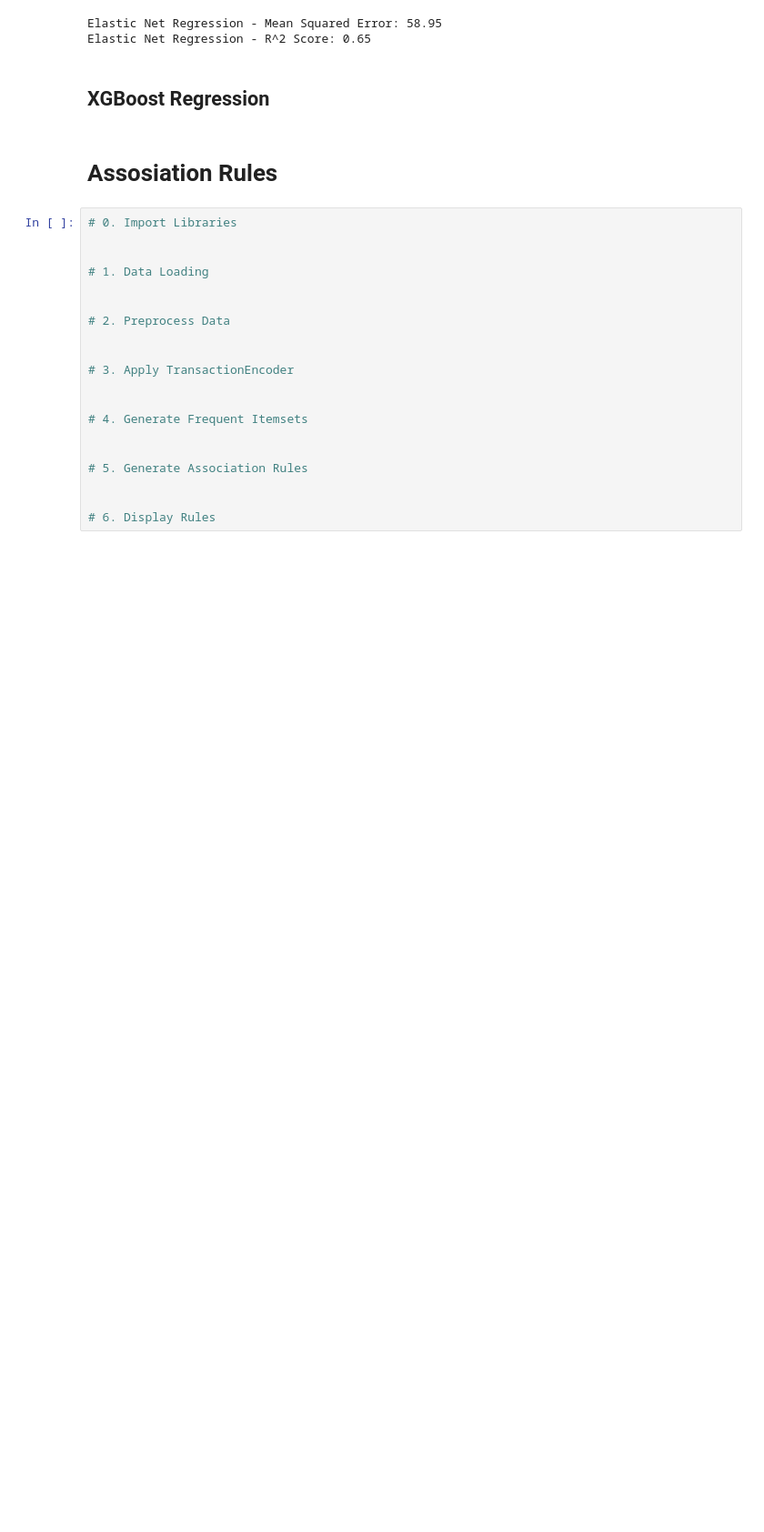
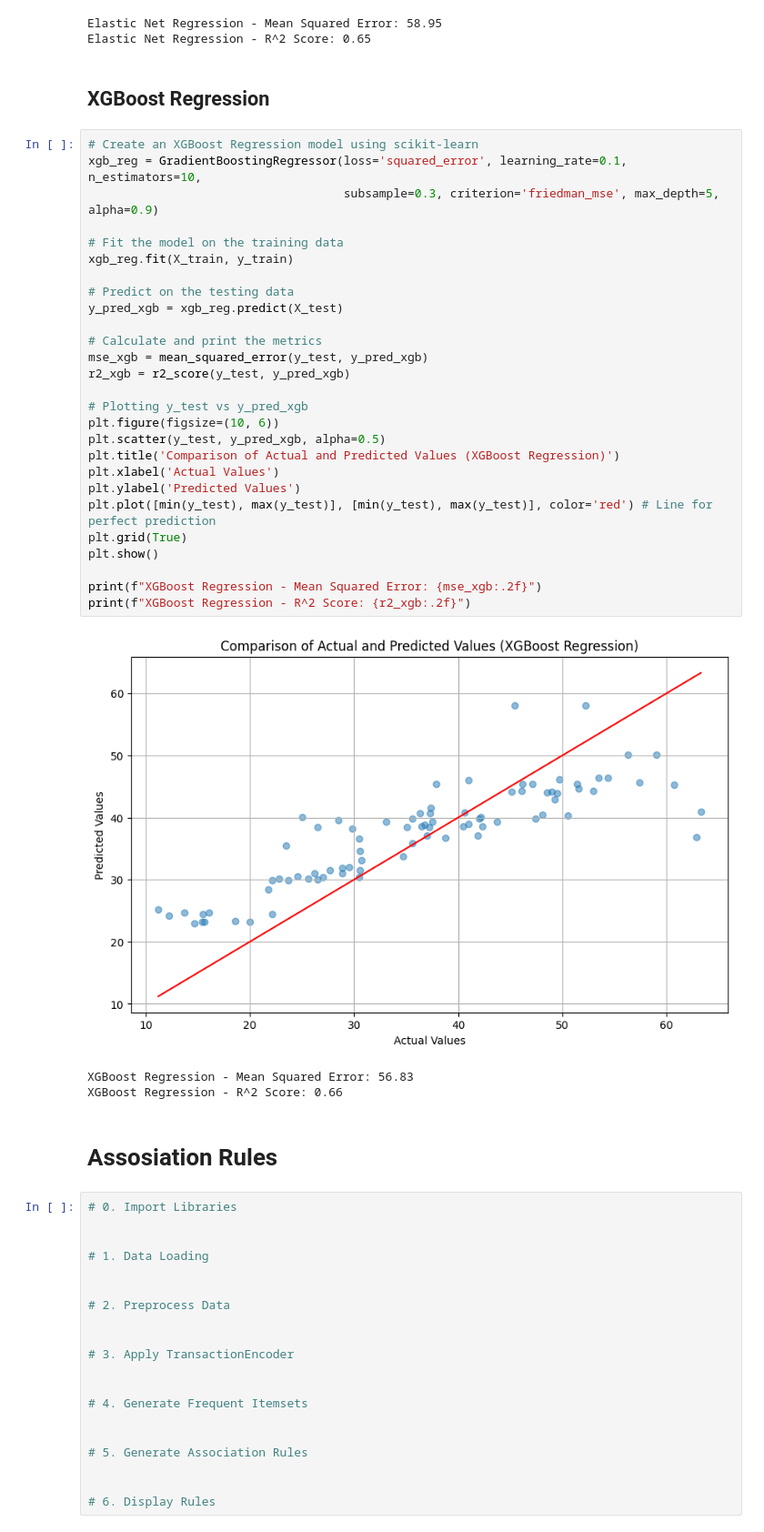
Before and after one commit to mmahdin/Data-Mining-Projects, a Jupyter notebook: data-mining-p2-student.ipynb, the cells around one changed output. Shown: that part at 91% size. Cells and saved outputs as stored; diff of their text form; blank space fills up the shorter version.

Commit message:
XGBoost Regression

```diff
--- a/data-mining-p2-student.ipynb
+++ b/data-mining-p2-student.ipynb
@@ -291,6 +289,37 @@ Elastic Net Regression - Mean Squared Error: 58.95
 Elastic Net Regression - R^2 Score: 0.65
 # %% [markdown]
 ## XGBoost Regression
+# %%
+# Create an XGBoost Regression model using scikit-learn
+xgb_reg = GradientBoostingRegressor(loss='squared_error', learning_rate=0.1, n_estimators=10,
+                                    subsample=0.3, criterion='friedman_mse', max_depth=5, alpha=0.9)
+
+# Fit the model on the training data
+xgb_reg.fit(X_train, y_train)
+
+# Predict on the testing data
+y_pred_xgb = xgb_reg.predict(X_test)
+
+# Calculate and print the metrics
+mse_xgb = mean_squared_error(y_test, y_pred_xgb)
+r2_xgb = r2_score(y_test, y_pred_xgb)
+
+# Plotting y_test vs y_pred_xgb
+plt.figure(figsize=(10, 6))
+plt.scatter(y_test, y_pred_xgb, alpha=0.5)
+plt.title('Comparison of Actual and Predicted Values (XGBoost Regression)')
+plt.xlabel('Actual Values')
+plt.ylabel('Predicted Values')
+plt.plot([min(y_test), max(y_test)], [min(y_test), max(y_test)], color='red') # Line for perfect prediction
+plt.grid(True)
+plt.show()
+
+print(f"XGBoost Regression - Mean Squared Error: {mse_xgb:.2f}")
+print(f"XGBoost Regression - R^2 Score: {r2_xgb:.2f}")
+# %% [output]
+[figure, added]
+XGBoost Regression - Mean Squared Error: 56.83
+XGBoost Regression - R^2 Score: 0.66
 # %% [markdown]
 # Assosiation Rules
 # %%
```
Also changed, not shown: parts of 3 cells of this notebook.
